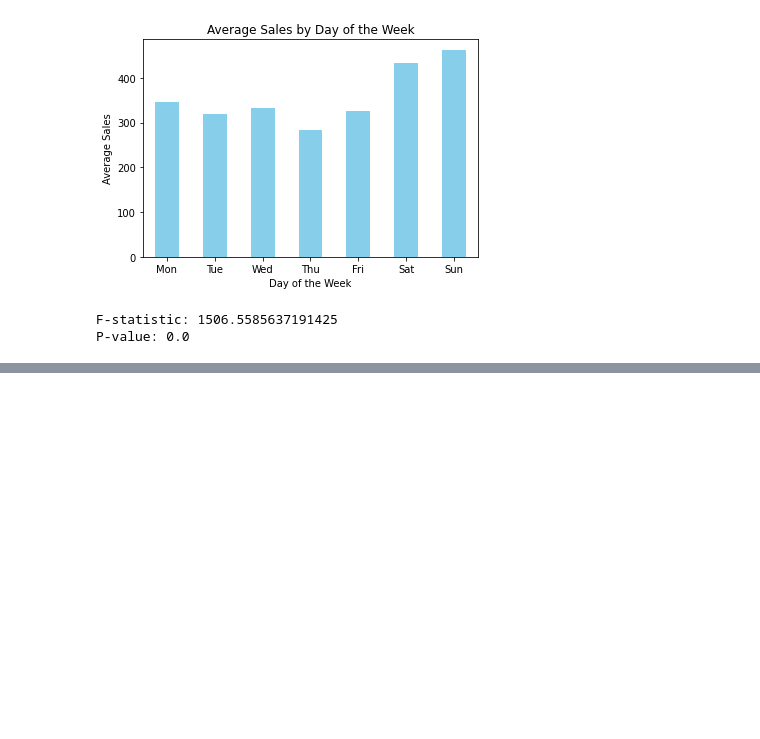
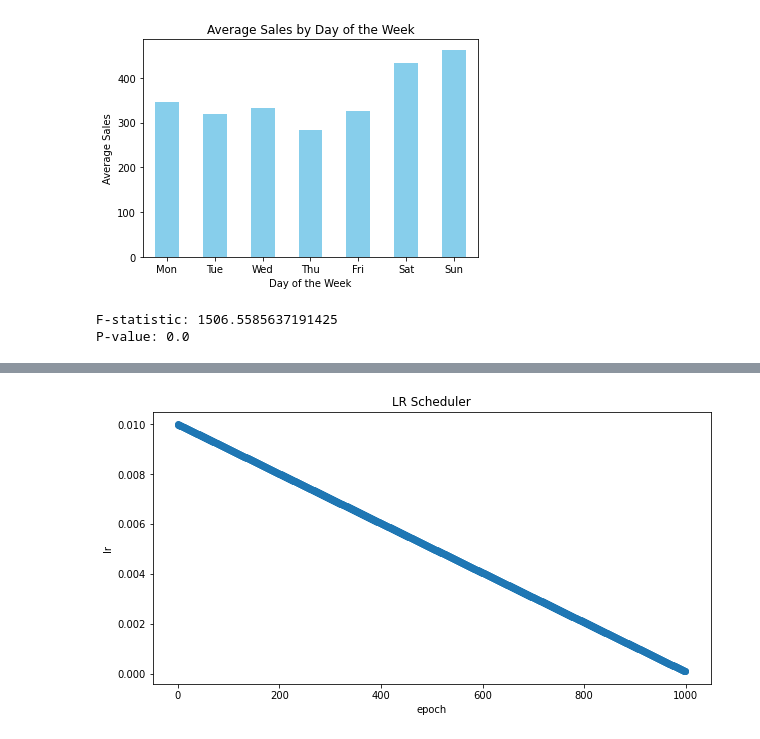
Before and after one commit to eschiappucci/sales_forecast, a Jupyter notebook: store-sales-submit.ipynb, the cells around one changed output, grey strips where cells are left out. Drawn from its saved outputs; the diff is of its cells as text; code cells hidden in the pictures; blank space fills up the shorter version.

```diff
--- a/store-sales-submit.ipynb
+++ b/store-sales-submit.ipynb
@@ -121,3 +202,10 @@ store_nbr                                                ...    9           \
+# %%
+batch_size = 512
+lr_mode = 'line'
+epochs = 1000
+lr_cb = get_lr_callback(batch_size, mode=lr_mode, epochs=epochs, plot=True)
+# %% [output]
+[figure, added]
 # %%
 def split_series(series, n_past, n_future):
     X, y = [], []
```
Also changed, not shown: parts of 8 cells of this notebook.
